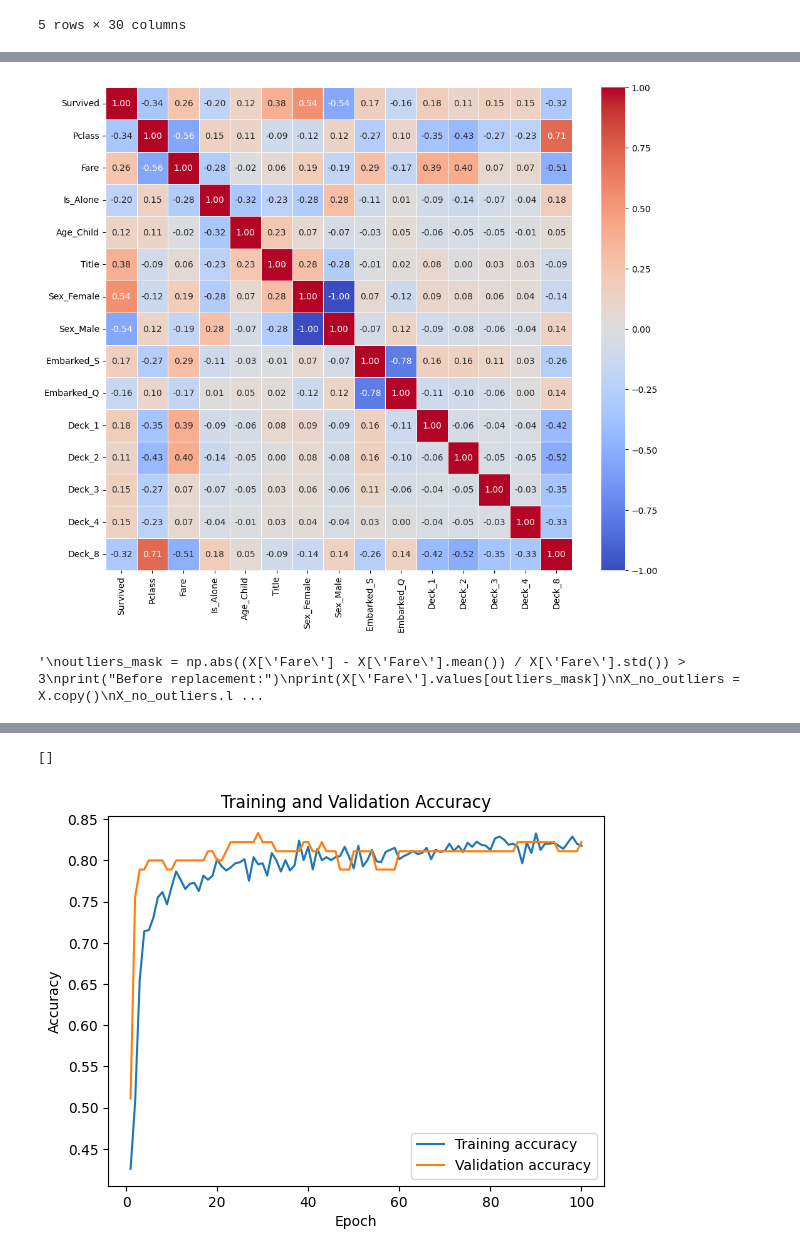
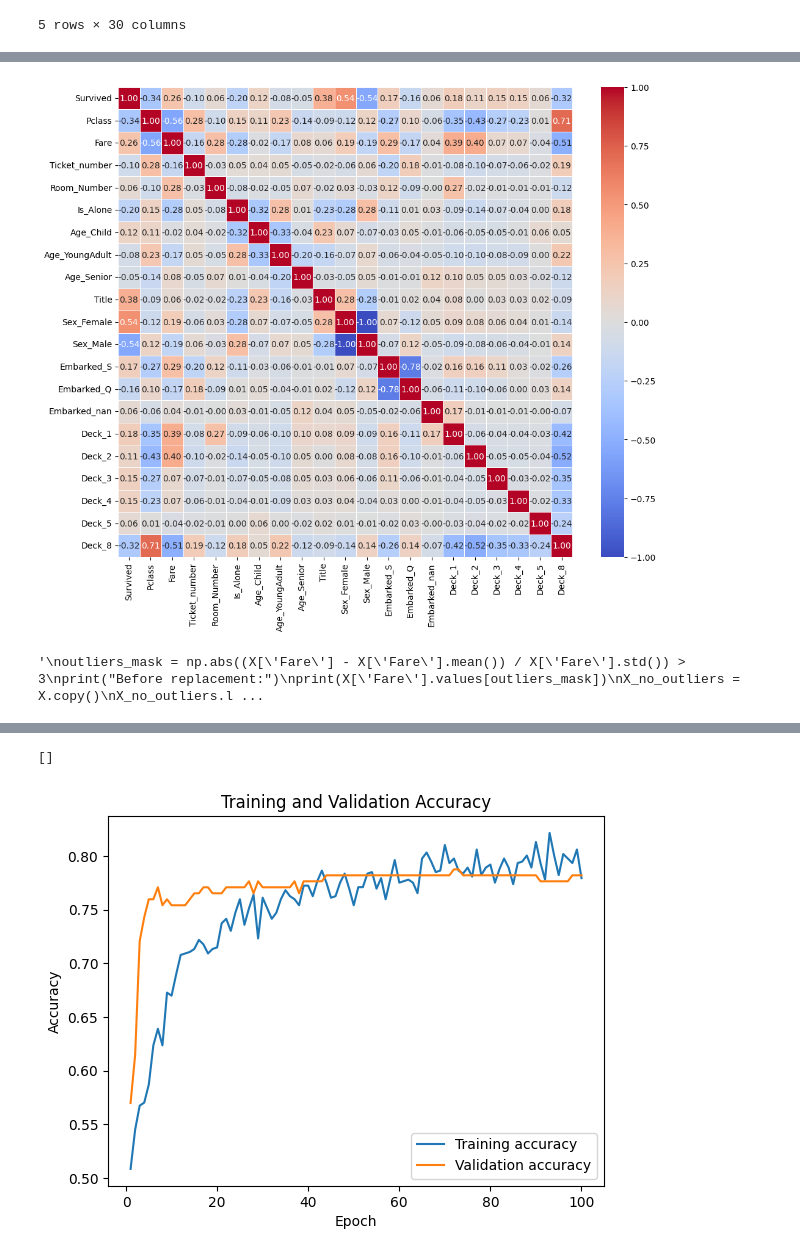
Before and after one commit to Shengan01/Kaggle, a Jupyter notebook: Competitions/Titanic/titan.ipynb, the cells around one changed output, grey strips where cells are left out. Drawn from its saved outputs; the diff is of its cells as text; code cells hidden in the pictures.

Commit message:
Experimenting with different thresholds for dropping low correlation values

```diff
--- a/Competitions/Titanic/titan.ipynb
+++ b/Competitions/Titanic/titan.ipynb
@@ -274,6 +272,7 @@ data.head()
 # %%
 label_encoder = LabelEncoder()
 data['Ticket_item'] = label_encoder.fit_transform(data['Ticket_item'])
+data['Room_Number'].fillna(0, inplace=True)
 data.head()
 # %% [output]
 |  | PassengerId | Survived | Pclass | Fare | Ticket_number | Ticket_item | Room_Number | Family_Size | ... |
@@ -315,6 +314,6 @@ plt.show()
 # %%
 correlation_with_survived = data.corr()['Survived'].abs().sort_values(ascending=False)
-threshold = 0.1
+threshold = 0.05
 low_correlation_features = correlation_with_survived[correlation_with_survived < threshold].index
 data.drop(low_correlation_features, axis=1, inplace=True)
 # %%
@@ -323,7 +322,7 @@ plt.figure(figsize=(12, 10))
 sns.heatmap(correlation_matrix, annot=True, cmap='coolwarm', fmt=".2f", linewidths=.5)
 plt.show()
 # %% [output]
-[figure, old version]
+[figure, new version]
 # %%
 train_data = data.iloc[:len(train_data)]
 test_data = data.iloc[len(train_data):]
@@ -349,16 +348,16 @@ X_scaled = scaler.fit_transform(X)
 X_predict_scaled = scaler.transform(X_predict)
 
 model = Sequential()
-model.add(Dense(32, input_shape=(X.shape[1],), activation='relu'))
-model.add(Dropout(0.3))
-model.add(Dense(16, activation='relu'))
+model.add(Dense(128, input_shape=(X.shape[1],), activation='relu'))
+model.add(Dropout(0.5))
+model.add(Dense(32, activation='relu'))
 model.add(Dropout(0.3))
 model.add(Dense(1, activation='sigmoid'))
-learning_rate = 0.0005
+learning_rate = 0.0001
 model.compile(optimizer=Adam(learning_rate), loss='binary_crossentropy', metrics=['accuracy'])
-X_train, X_test, y_train, y_test = train_test_split(X_scaled, y, test_size=0.1, random_state=42)
+X_train, X_test, y_train, y_test = train_test_split(X_scaled, y, test_size=0.2, random_state=42)
 
-history = model.fit(X_train, y_train, batch_size=32, epochs=100, validation_data=(X_test, y_test), verbose=2)
+history = model.fit(X_train, y_train, batch_size=64, epochs=100, validation_data=(X_test, y_test), verbose=2)
 y_pred = model.predict(X_predict_scaled)
 y_pred = np.round(y_pred).astype(int)
 
@@ -399,5 +398,5 @@ Epoch 100/100
 []
-[figure, old version]
+[figure, new version]
 # %%
 plt.plot(epochs, loss, '-', label='Training loss')
 plt.plot(epochs, val_loss, '-', label='Validation loss')
```
Also changed, not shown: parts of 6 cells of this notebook, 1 other file.
